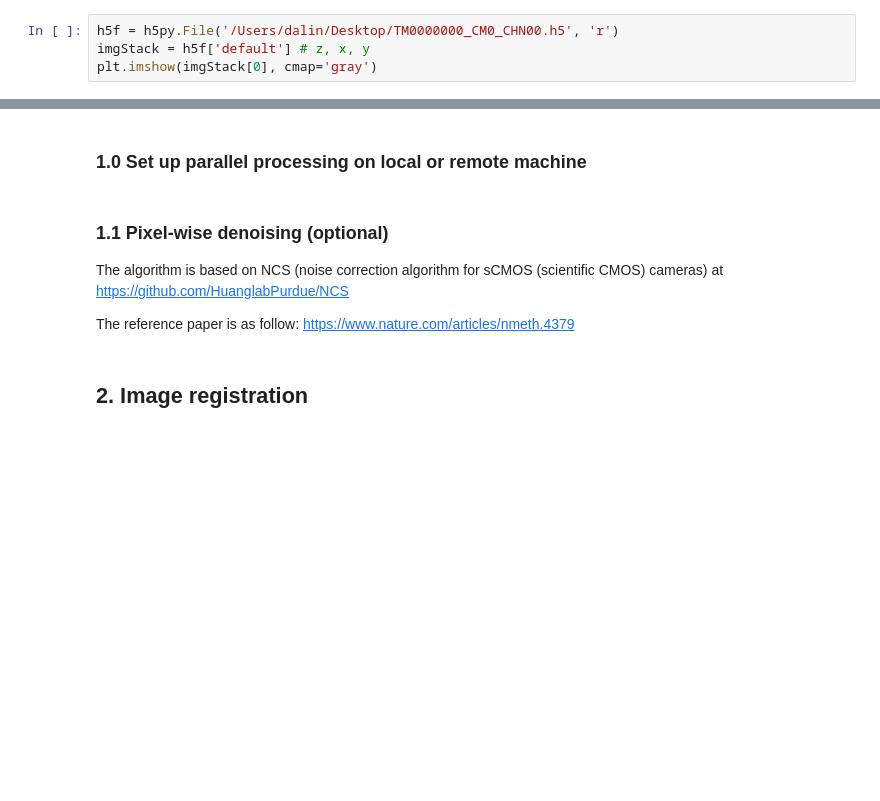
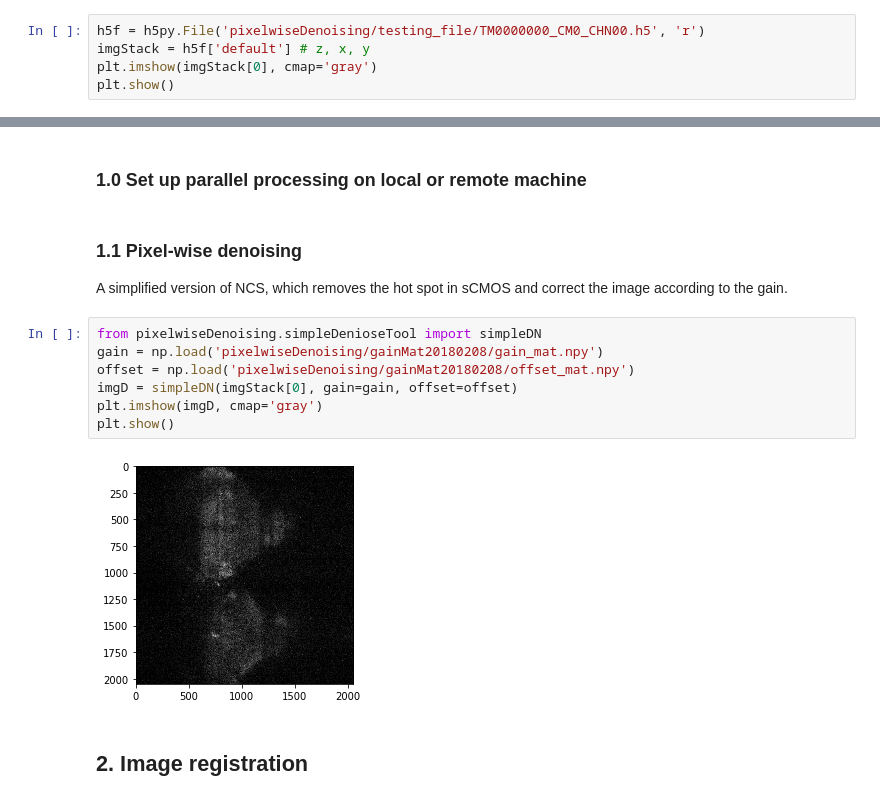
Before and after one commit to zqwei/fish_processing, a Jupyter notebook: Fish-Pipeline.ipynb, the cells around one changed output, grey strips where cells are left out. Drawn from its saved outputs; the diff is of its cells as text; blank space fills up the shorter version.

```diff
--- a/Fish-Pipeline.ipynb
+++ b/Fish-Pipeline.ipynb
@@ -7,7 +7,8 @@ import scipy.io as sio
 import matplotlib.pyplot as plt
 import h5py
 # %%
-h5f = h5py.File('/Users/dalin/Desktop/TM0000000_CM0_CHN00.h5', 'r')
+h5f = h5py.File('pixelwiseDenoising/testing_file/TM0000000_CM0_CHN00.h5', 'r')
 imgStack = h5f['default'] # z, x, y
 plt.imshow(imgStack[0], cmap='gray')
+plt.show()
 # %% [output]
@@ -19,12 +19,19 @@ plt.imshow(imgStack[0], cmap='gray')
 From image stack to volumetric data
 # %% [markdown]
 ### 1.0 Set up parallel processing on local or remote machine
-# %% [markdown]
-### 1.1 Pixel-wise denoising (optional)
-The algorithm is based on NCS (noise correction algorithm for sCMOS (scientific CMOS) cameras) at https://github.com/HuanglabPurdue/NCS
-
-The reference paper is as follow:
-https://www.nature.com/articles/nmeth.4379
+# %% [markdown]
+### 1.1 Pixel-wise denoising
+
+A simplified version of NCS, which removes the hot spot in sCMOS and correct the image according to the gain.
+# %%
+from pixelwiseDenoising.simpleDenioseTool import simpleDN
+gain = np.load('pixelwiseDenoising/gainMat20180208/gain_mat.npy')
+offset = np.load('pixelwiseDenoising/gainMat20180208/offset_mat.npy')
+imgD = simpleDN(imgStack[0], gain=gain, offset=offset)
+plt.imshow(imgD, cmap='gray')
+plt.show()
+# %% [output]
+[figure, added]
 # %% [markdown]
 ## 2. Image registration
 # %% [markdown]
```
Also changed, not shown: parts of 1 cell of this notebook.
